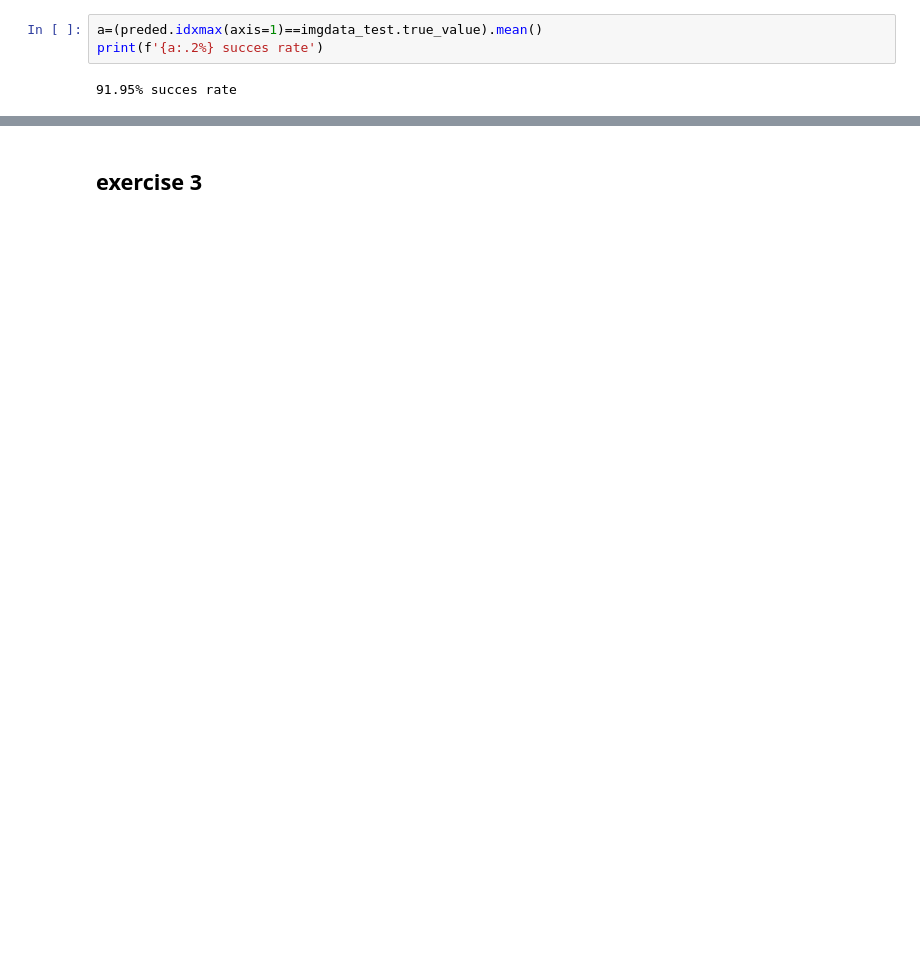
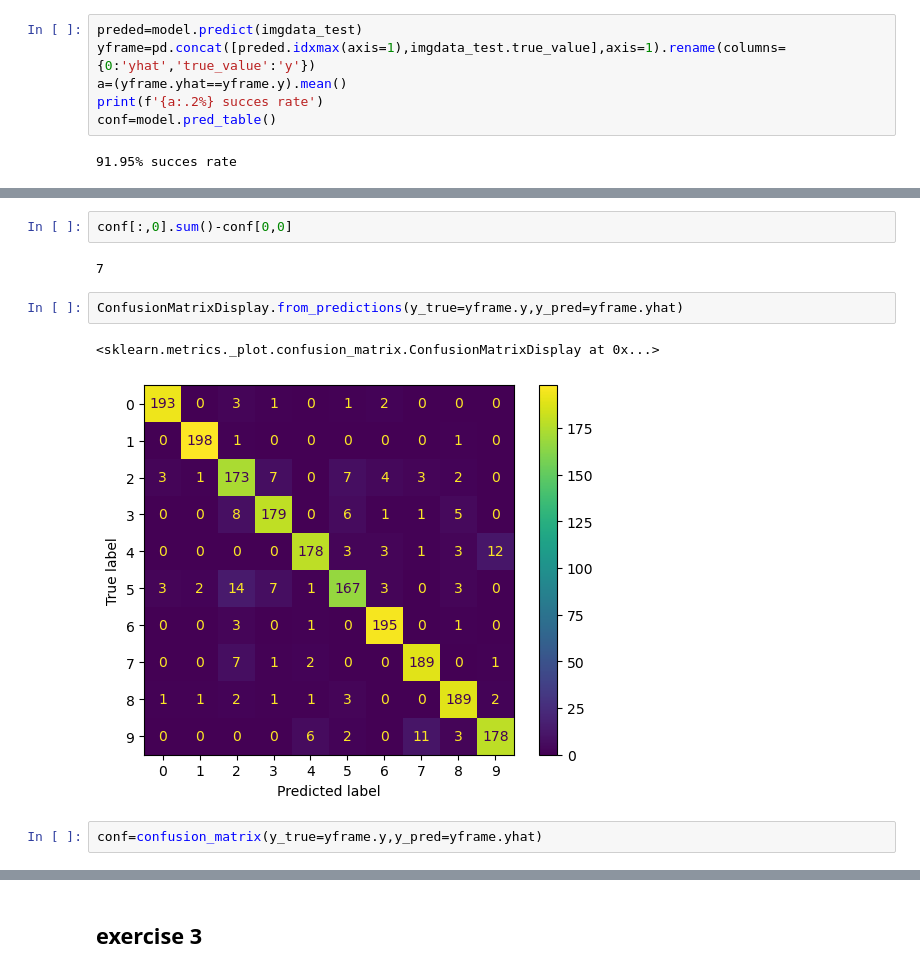
Before and after one commit to OlivierAM23/DS6_machine_learning, a Jupyter notebook: p6w4hw.ipynb, the cells around one changed output, grey strips where cells are left out. Cells and saved outputs as stored; diff of their text form; blank space fills up the shorter version.

```diff
--- a/p6w4hw.ipynb
+++ b/p6w4hw.ipynb
@@ -138,5 +137,8 @@ preded=model.predict(imgdata_test)
 # %%
-a=(preded.idxmax(axis=1)==imgdata_test.true_value).mean()
+preded=model.predict(imgdata_test)
+yframe=pd.concat([preded.idxmax(axis=1),imgdata_test.true_value],axis=1).rename(columns={0:'yhat','true_value':'y'})
+a=(yframe.yhat==yframe.y).mean()
 print(f'{a:.2%} succes rate')
+conf=model.pred_table()
 # %% [output]
 91.95% succes rate
@@ -158,0 +159,11 @@ preded
+# %%
+conf[:,0].sum()-conf[0,0]
+# %% [output]
+7
+# %%
+ConfusionMatrixDisplay.from_predictions(y_true=yframe.y,y_pred=yframe.yhat)
+# %% [output]
+<sklearn.metrics._plot.confusion_matrix.ConfusionMatrixDisplay at 0x...>
+[figure, added]
+# %%
+conf=confusion_matrix(y_true=yframe.y,y_pred=yframe.yhat)
```
Also changed, not shown: parts of 5 cells of this notebook.
